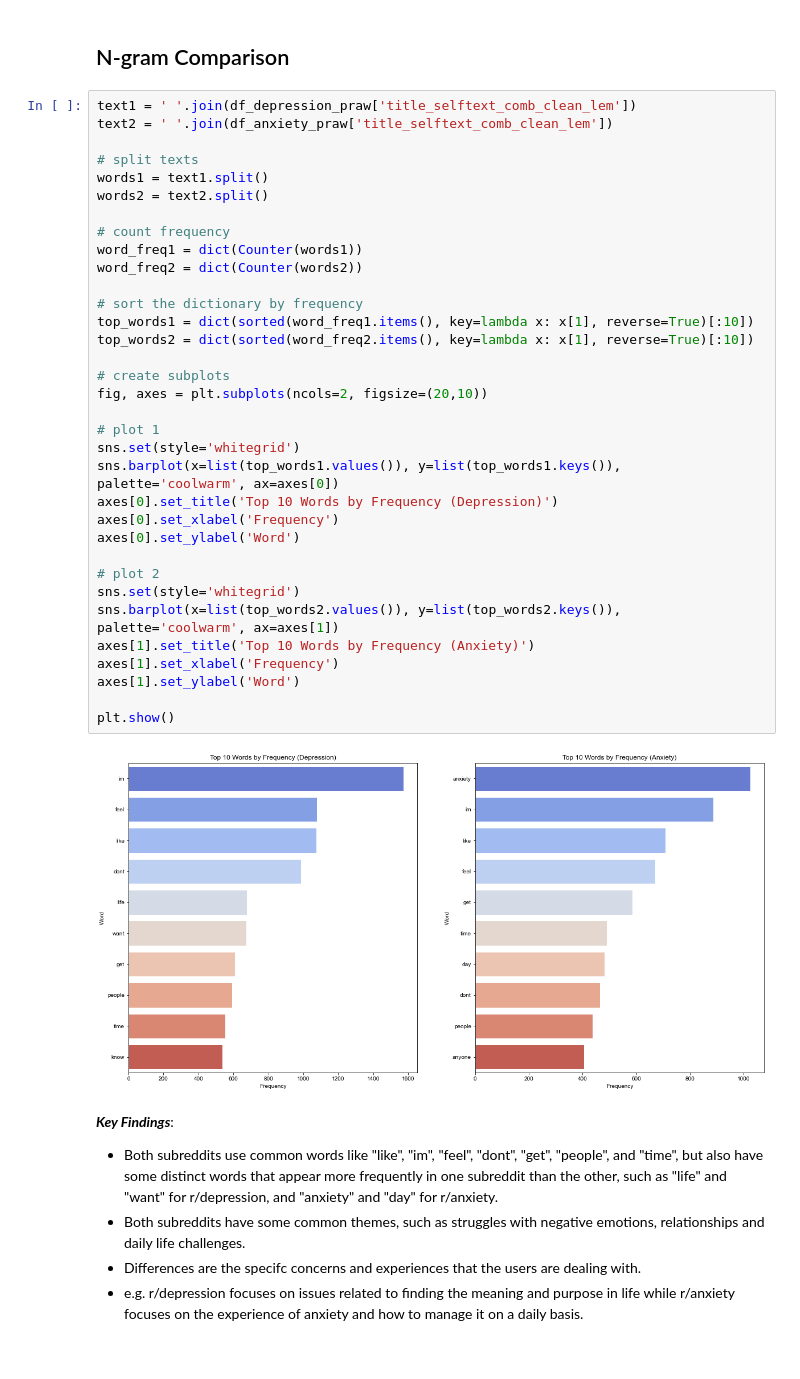
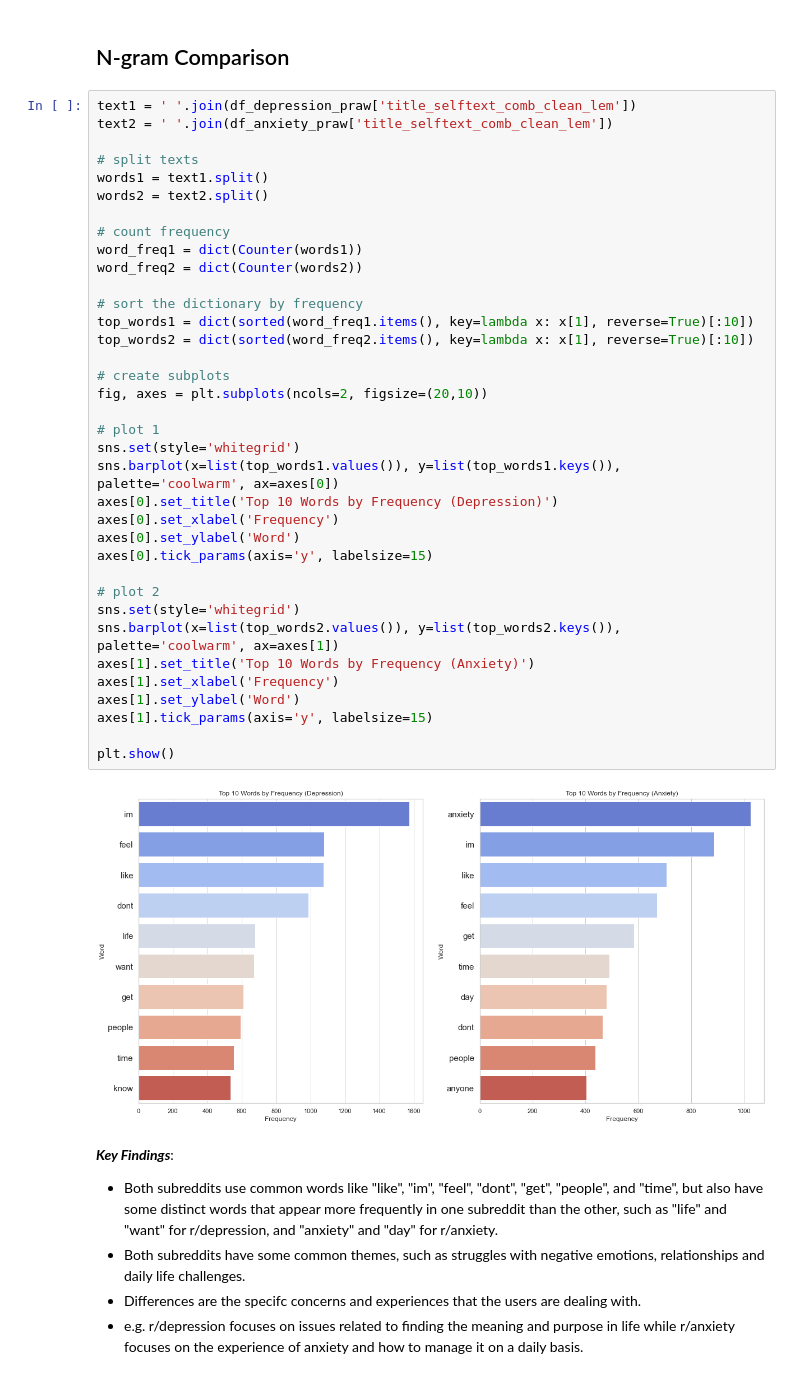
Before and after one commit to nicholas-khoo/Subreddit-Natural-Language-Processing-Binary-Classification, a Jupyter notebook: code/02_Data_Cleaning_and_EDA.ipynb, the cells around one changed output. Saved outputs shown, nothing was run; the diff lists cells and outputs as text.

```diff
--- a/code/02_Data_Cleaning_and_EDA.ipynb
+++ b/code/02_Data_Cleaning_and_EDA.ipynb
@@ -883,34 +883,36 @@ text2 = ' '.join(df_anxiety_praw['title_selftext_comb_clean_lem'])
 words1 = text1.split()
 words2 = text2.split()
 
 # count frequency
 word_freq1 = dict(Counter(words1))
 word_freq2 = dict(Counter(words2))
 
 # sort the dictionary by frequency
 top_words1 = dict(sorted(word_freq1.items(), key=lambda x: x[1], reverse=True)[:10])
 top_words2 = dict(sorted(word_freq2.items(), key=lambda x: x[1], reverse=True)[:10])
 
 # create subplots
 fig, axes = plt.subplots(ncols=2, figsize=(20,10))
 
 # plot 1
 sns.set(style='whitegrid')
 sns.barplot(x=list(top_words1.values()), y=list(top_words1.keys()), palette='coolwarm', ax=axes[0])
 axes[0].set_title('Top 10 Words by Frequency (Depression)')
 axes[0].set_xlabel('Frequency')
 axes[0].set_ylabel('Word')
+axes[0].tick_params(axis='y', labelsize=15)
 
 # plot 2
 sns.set(style='whitegrid')
 sns.barplot(x=list(top_words2.values()), y=list(top_words2.keys()), palette='coolwarm', ax=axes[1])
 axes[1].set_title('Top 10 Words by Frequency (Anxiety)')
 axes[1].set_xlabel('Frequency')
 axes[1].set_ylabel('Word')
+axes[1].tick_params(axis='y', labelsize=15)
 
 plt.show()
 # %% [output]
-[figure, old version]
+[figure, new version]
 # %% [markdown]
 ***Key Findings***:
 - Both subreddits use common words like "like", "im", "feel", "dont", "get", "people", and "time", but also have some distinct words that appear more frequently in one subreddit than the other, such as "life" and "want" for r/depression, and "anxiety" and "day" for r/anxiety.
```
Also changed, not shown: parts of 4 cells of this notebook, 2 other files.
